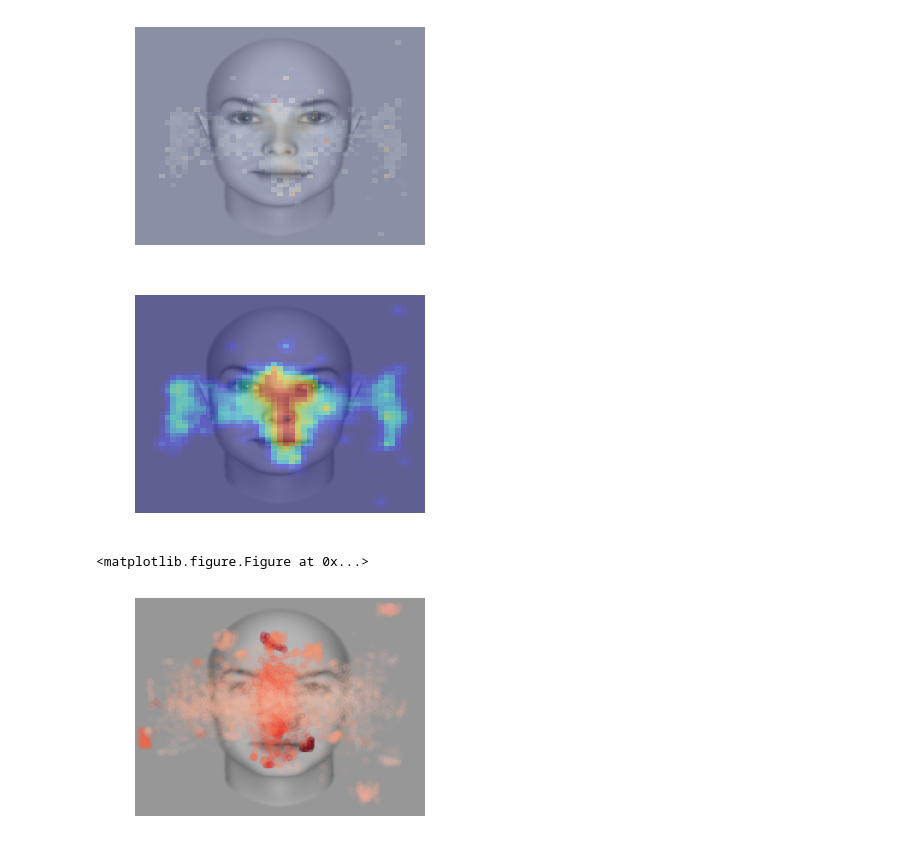
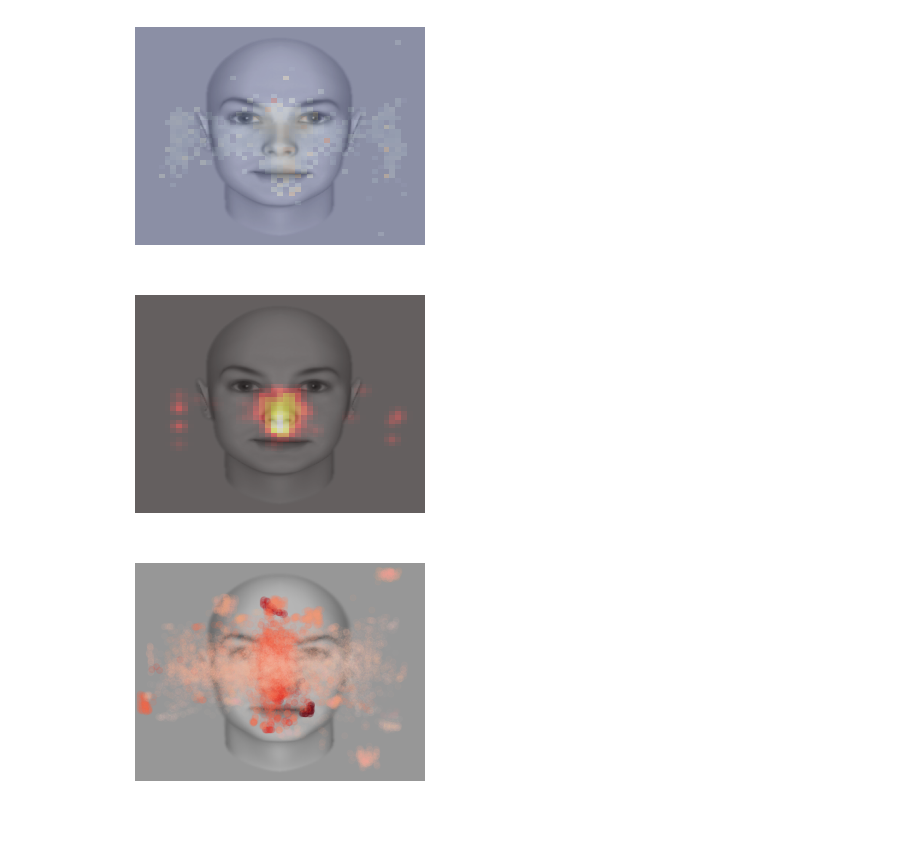
Before and after one commit to hyunwoogu/EyeStrategy, a Jupyter notebook: EyeTrack.ipynb, the cells around one changed output. Drawn from its saved outputs; the diff is of its cells as text; code cells hidden in the pictures.

```diff
--- a/EyeTrack.ipynb
+++ b/EyeTrack.ipynb
@@ -378,22 +378,49 @@ for j in SegsY:
 res = np.reshape(res, [numSliceY-1, numSliceX-1])
 # %% [output]
 [figure]
+# %%
+DataFirst_i = DataFirst.loc[DataFirst.SUBJECTINDEX ==6, :]
+# %%
+def expMLEfinder(x, y, Xwin, Ywin):
+    sum_t = sum(DataFirst_i.loc[(DataFirst_i.x >= x) & (DataFirst_i.x < x + Xwin) & \
+                              (DataFirst_i.y >= y) & (DataFirst_i.y < y + Ywin) , 'Duration'])
+
+    sum_delta = sum(DataFirst_i.loc[(DataFirst_i.x >= x) & (DataFirst_i.x < x + Xwin) & \
+                                          (DataFirst_i.y >= y) & (DataFirst_i.y < y + Ywin) ,'UnCen'])
+    if sum_delta==0 :
+        return(0)
+
+    else: return(sum_t/sum_delta)
+
+numSliceX = 50
+numSliceY = 50
+
+XwinSize = 1600/numSliceX
+YwinSize = 1200/numSliceY
+
+SegsX = np.arange(0, 1600-XwinSize, XwinSize)
+SegsY = np.arange(0, 1200-YwinSize, YwinSize)
+
+res = []
+for j in SegsY:
+    for i in SegsX:
+        res.append(expMLEfinder(i,j, XwinSize, YwinSize))
+
+res = np.reshape(res, [numSliceY-1, numSliceX-1])
 # %%
 plt.figure()
 
 plt.imshow(img, alpha=20) # for image
 plt.axis('off')
 
 xmin, xmax = plt.xlim()
 ymin, ymax = plt.ylim()
 
-plt.imshow(gaussian_filter(res, sigma=.8), cmap='jet', alpha=.4, extent=(xmin,xmax,ymin,ymax))
+plt.imshow(gaussian_filter(res, sigma=.8), cmap='hot', alpha=.4, extent=(xmin,xmax,ymin,ymax))
 
 plt.show()
-plt.savefig('../EyeTracking_data/Figures/Application.png')
 # %% [output]
-[figure, old version]
+[figure, new version]
-<matplotlib.figure.Figure at 0x...>
 # %%
 XwinSize=50
 YwinSize=50
```
Also changed, not shown: 1 other file.
